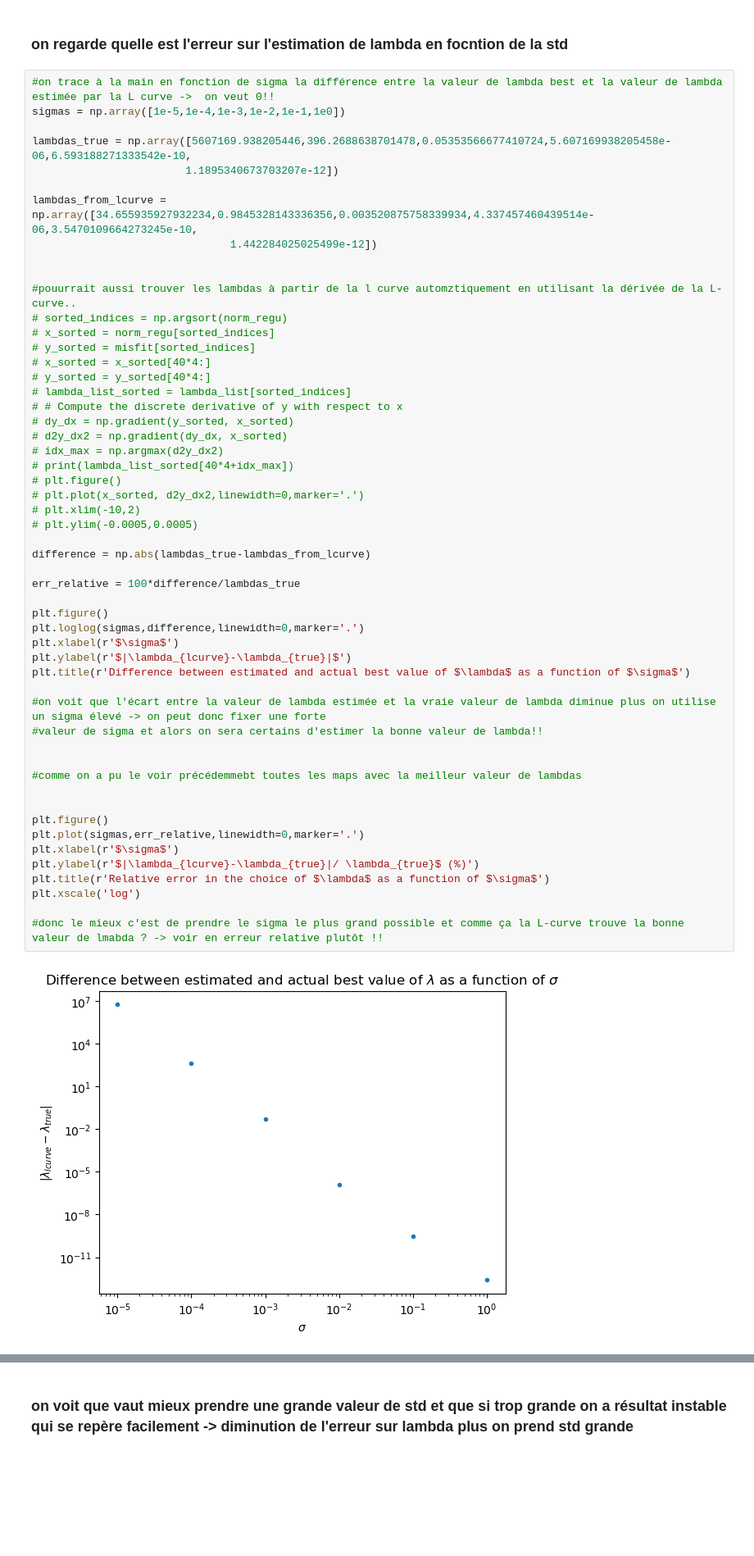
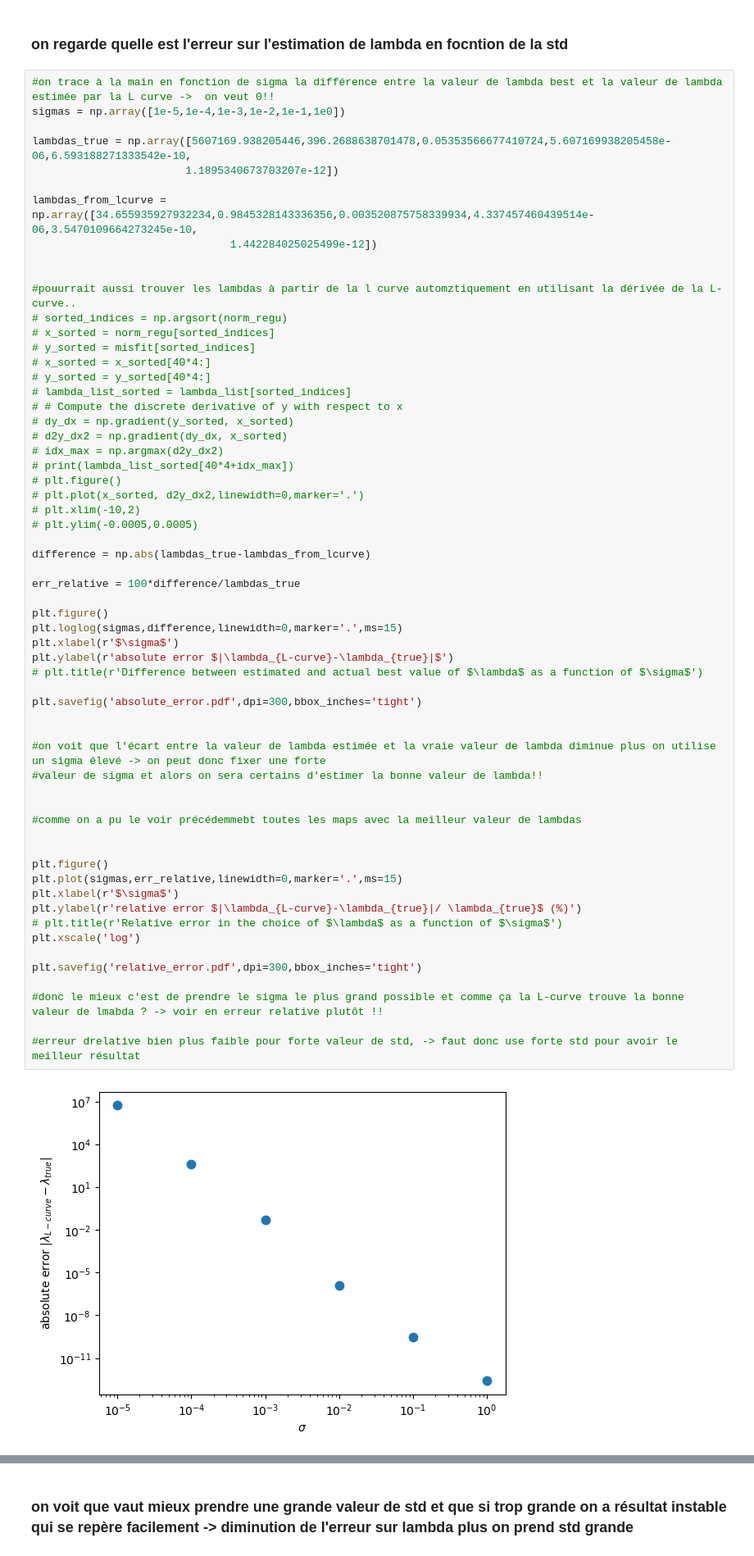
Before and after one commit to Elrondol/disp2load, a Jupyter notebook: Love_problem.ipynb, the cells around one changed output, grey strips where cells are left out. Shown at 82% size. Saved outputs shown, nothing was run; the diff lists cells and outputs as text; blank space fills up the shorter version.

```diff
--- a/Love_problem.ipynb
+++ b/Love_problem.ipynb
@@ -2126,37 +2133,44 @@ lambdas_from_lcurve = np.array([34.655935927932234,0.9845328143336356,0.00352087
 # # Compute the discrete derivative of y with respect to x
 # dy_dx = np.gradient(y_sorted, x_sorted)
 # d2y_dx2 = np.gradient(dy_dx, x_sorted)
 # idx_max = np.argmax(d2y_dx2)
 # print(lambda_list_sorted[40*4+idx_max])
 # plt.figure()
 # plt.plot(x_sorted, d2y_dx2,linewidth=0,marker='.')
 # plt.xlim(-10,2)
 # plt.ylim(-0.0005,0.0005)
 
 difference = np.abs(lambdas_true-lambdas_from_lcurve)
 
 err_relative = 100*difference/lambdas_true
 
 plt.figure()
-plt.loglog(sigmas,difference,linewidth=0,marker='.')
+plt.loglog(sigmas,difference,linewidth=0,marker='.',ms=15)
 plt.xlabel(r'$\sigma$')
-plt.ylabel(r'$|\lambda_{lcurve}-\lambda_{true}|$')
-plt.title(r'Difference between estimated and actual best value of $\lambda$ as a function of $\sigma$')
+plt.ylabel(r'absolute error $|\lambda_{L-curve}-\lambda_{true}|$')
+# plt.title(r'Difference between estimated and actual best value of $\lambda$ as a function of $\sigma$')
+
+plt.savefig('absolute_error.pdf',dpi=300,bbox_inches='tight')
+
 
 #on voit que l'écart entre la valeur de lambda estimée et la vraie valeur de lambda diminue plus on utilise un sigma élevé -> on peut donc fixer une forte
 #valeur de sigma et alors on sera certains d'estimer la bonne valeur de lambda!!
 
 
 #comme on a pu le voir précédemmebt toutes les maps avec la meilleur valeur de lambdas
 
 
 plt.figure()
-plt.plot(sigmas,err_relative,linewidth=0,marker='.')
+plt.plot(sigmas,err_relative,linewidth=0,marker='.',ms=15)
 plt.xlabel(r'$\sigma$')
-plt.ylabel(r'$|\lambda_{lcurve}-\lambda_{true}|/ \lambda_{true}$ (%)')
-plt.title(r'Relative error in the choice of $\lambda$ as a function of $\sigma$')
+plt.ylabel(r'relative error $|\lambda_{L-curve}-\lambda_{true}|/ \lambda_{true}$ (%)')
+# plt.title(r'Relative error in the choice of $\lambda$ as a function of $\sigma$')
 plt.xscale('log')
 
+plt.savefig('relative_error.pdf',dpi=300,bbox_inches='tight')
+
 #donc le mieux c'est de prendre le sigma le plus grand possible et comme ça la L-curve trouve la bonne valeur de lmabda ? -> voir en erreur relative plutôt !!
+
+#erreur drelative bien plus faible pour forte valeur de std, -> faut donc use forte std pour avoir le meilleur résultat
 # %% [output]
-[figure, old version]
+[figure, new version]
```
Also changed, not shown: parts of 4 cells of this notebook, 7 other files.
